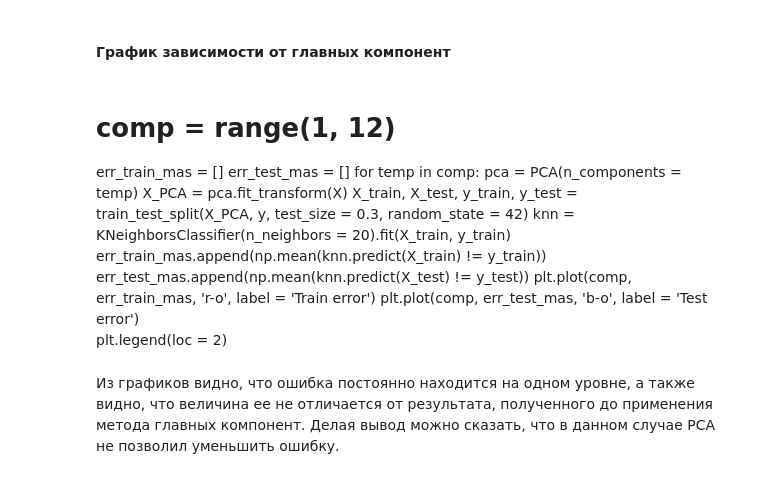
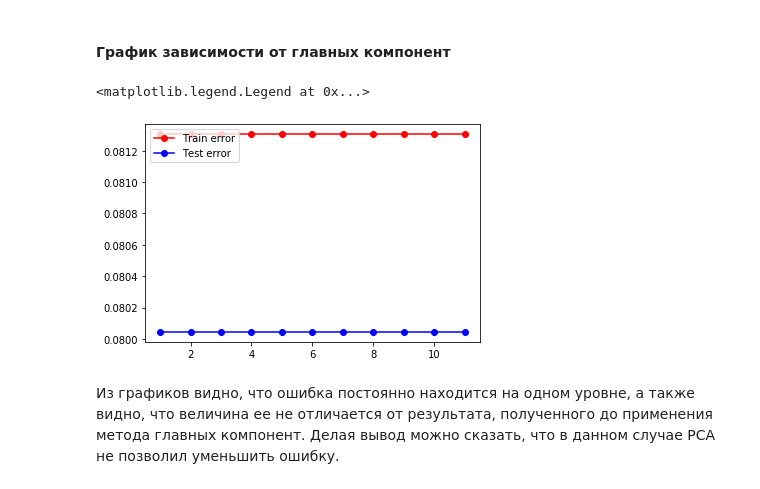
Before and after one commit to homksei/ML_course, a Jupyter notebook: Lab1_2_3_w_new_dataset.ipynb, the cells around one changed output. Saved outputs shown, nothing was run; the diff lists cells and outputs as text; code cells hidden in the pictures.

```diff
--- a/Lab1_2_3_w_new_dataset.ipynb
+++ b/Lab1_2_3_w_new_dataset.ipynb
@@ -994,20 +995,23 @@ print("ошибка на тестовой выборке: " + str(err_test))
 ошибка на тестовой выборке: 0.08004444444444445
 # %% [markdown]
 #### График зависимости от главных компонент
-# %% [markdown]
-# comp = range(1, 12)
-err_train_mas = []
-err_test_mas = []
-for temp in comp:
-    pca = PCA(n_components = temp)
-    X_PCA = pca.fit_transform(X)
-    X_train, X_test, y_train, y_test = train_test_split(X_PCA, y, test_size = 0.3, random_state = 42)
-    knn = KNeighborsClassifier(n_neighbors = 20).fit(X_train, y_train)
-    err_train_mas.append(np.mean(knn.predict(X_train) != y_train))
-    err_test_mas.append(np.mean(knn.predict(X_test) != y_test))
-plt.plot(comp, err_train_mas, 'r-o', label = 'Train error')
-plt.plot(comp, err_test_mas,  'b-o', label = 'Test error')
-plt.legend(loc = 2)
+# %%
+comp = range(1, 12)
+err_train_mas = []
+err_test_mas = []
+for temp in comp:
+    pca = PCA(n_components = temp)
+    X_PCA = pca.fit_transform(X)
+    X_train, X_test, y_train, y_test = train_test_split(X_PCA, y, test_size = 0.3, random_state = 42)
+    knn = KNeighborsClassifier(n_neighbors = 20).fit(X_train, y_train)
+    err_train_mas.append(np.mean(knn.predict(X_train) != y_train))
+    err_test_mas.append(np.mean(knn.predict(X_test) != y_test))
+plt.plot(comp, err_train_mas, 'r-o', label = 'Train error')
+plt.plot(comp, err_test_mas,  'b-o', label = 'Test error')
+plt.legend(loc = 2)
+# %% [output]
+<matplotlib.legend.Legend at 0x...>
+[figure, added]
 # %% [markdown]
 Из графиков видно, что ошибка постоянно находится на одном уровне, а также видно, что величина ее не отличается от результата, полученного до применения метода главных компонент. Делая вывод можно сказать, что в данном случае PCA не позволил уменьшить ошибку.
 # %%
```
Also changed, not shown: parts of 30 cells of this notebook.
